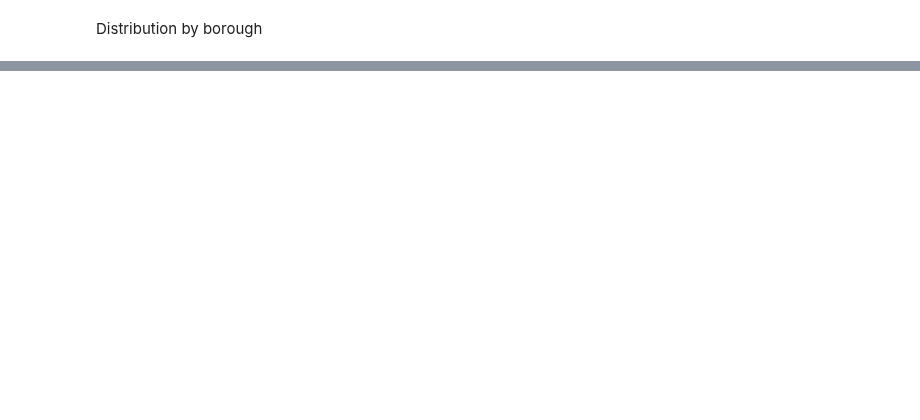
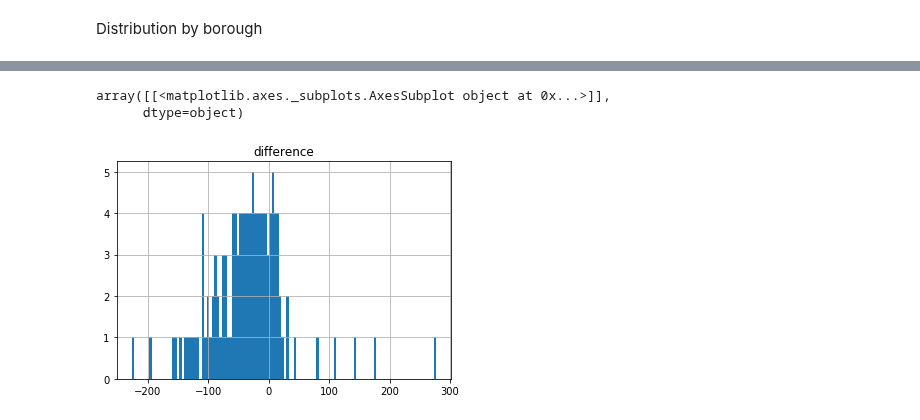
Before and after one commit to NYCPlanning/ann, a Jupyter notebook: numbldgs 2020-03/notebooks/NumBldgs from Building Footprints.ipynb, the cells around one changed output, grey strips where cells are left out. Drawn from its saved outputs; the diff is of its cells as text; code cells hidden in the pictures; blank space fills up the shorter version.

Commit message:
Add histogram

```diff
--- a/numbldgs 2020-03/notebooks/NumBldgs from Building Footprints.ipynb
+++ b/numbldgs 2020-03/notebooks/NumBldgs from Building Footprints.ipynb
@@ -151,0 +149,4 @@ ax = boro_dist.plot.bar(x='borough', y='count', rot=0)
+# %%
+difference_counts = df['difference'].value_counts()
+difference_dist = pd.DataFrame({'difference':difference_counts.index, 'count':difference_counts.values})
+difference_dist
@@ -151,0 +170,7 @@ ax = boro_dist.plot.bar(x='borough', y='count', rot=0)
+# %%
+bins = difference_dist.shape[0]
+difference_dist.hist(column="difference", bins=bins)
+# %% [output]
+array([[<matplotlib.axes._subplots.AxesSubplot object at 0x...>]],
+      dtype=object)
+[figure, added]
```
Also changed, not shown: parts of 12 cells of this notebook, 2 other files.
